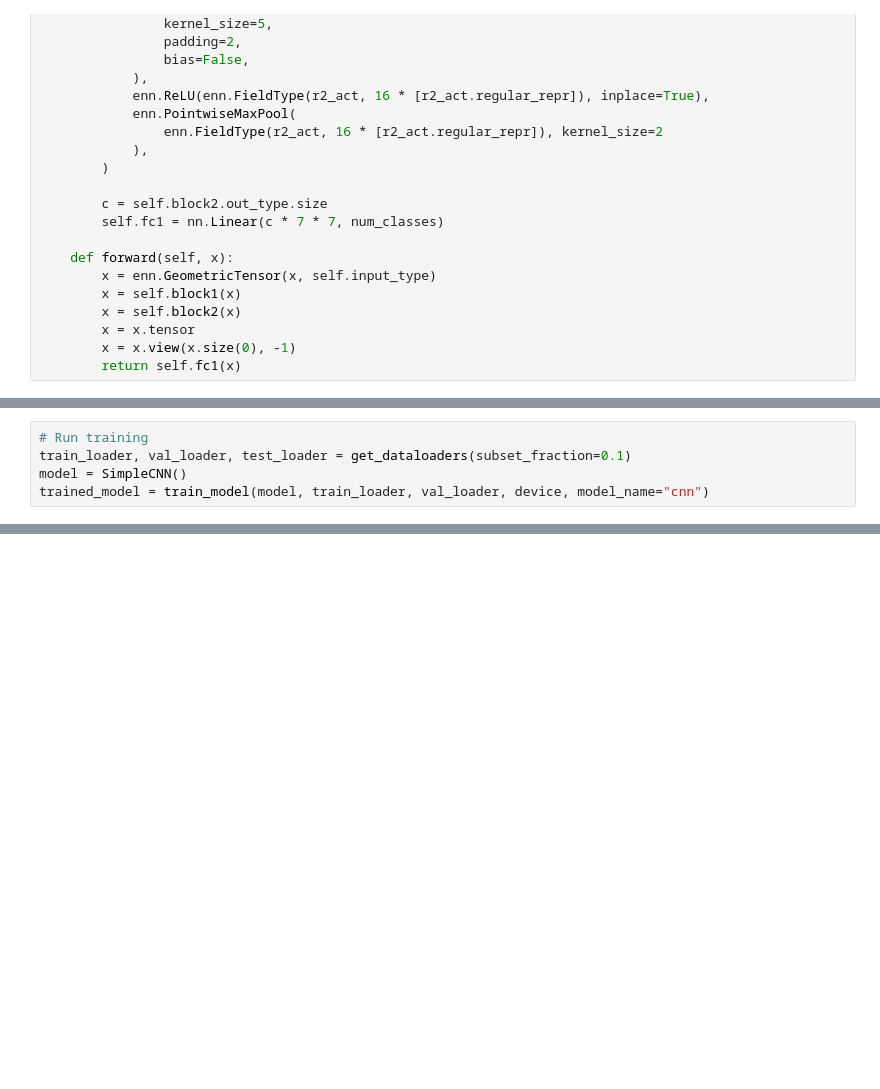
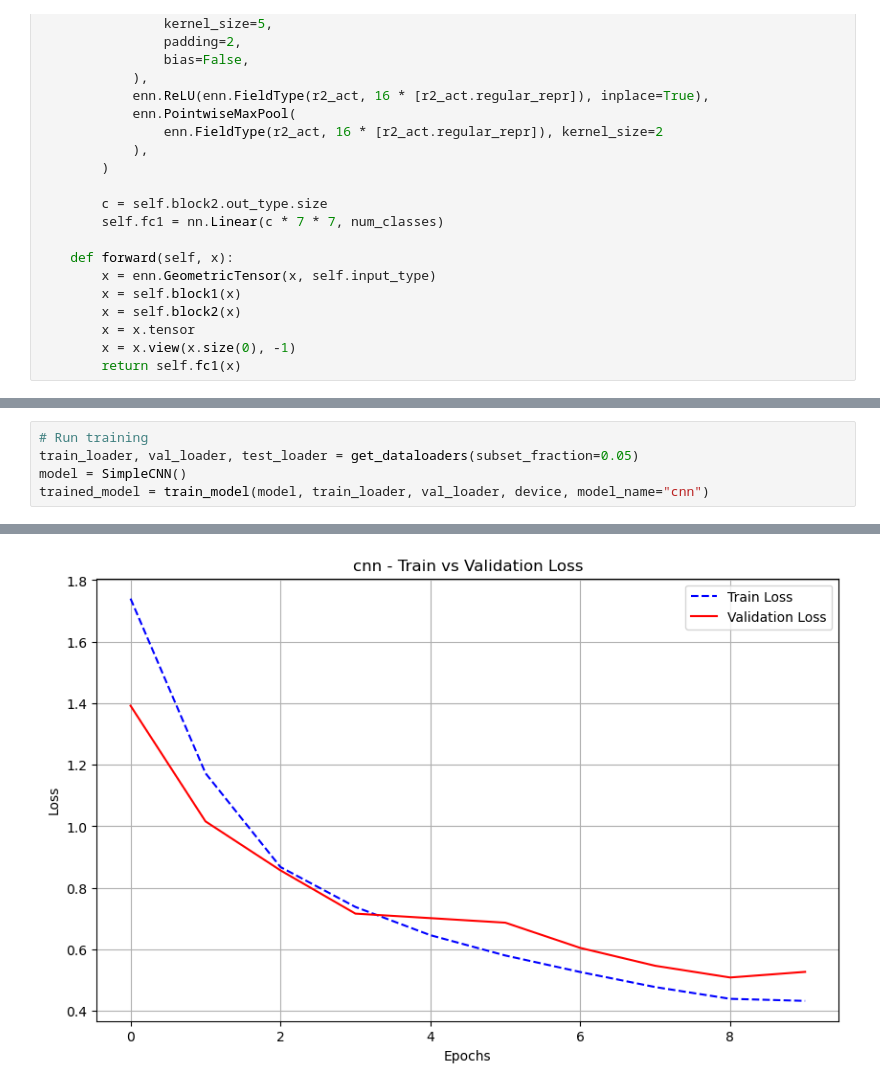
Before and after one commit to adiazcarral/ADC-TestDataScience-1, a Jupyter notebook: src/adc_testdatascience_1/notebooks/02_train_standalone.ipynb, the cells around one changed output, grey strips where cells are left out. Drawn from its saved outputs; the diff is of its cells as text; blank space fills up the shorter version.

```diff
--- a/src/adc_testdatascience_1/notebooks/02_train_standalone.ipynb
+++ b/src/adc_testdatascience_1/notebooks/02_train_standalone.ipynb
@@ -236,6 +249,6 @@ trained_model = train_model(model, train_loader, val_loader, device, model_name=
 # %%
 # Run training
-train_loader, val_loader, test_loader = get_dataloaders(subset_fraction=0.1)
+train_loader, val_loader, test_loader = get_dataloaders(subset_fraction=0.05)
 model = SimpleCNN()
 trained_model = train_model(model, train_loader, val_loader, device, model_name="cnn")
 # %% [output]
@@ -257,4 +270,5 @@ trained_model = train_model(model, train_loader, val_loader, device, model_name=
 ✅ Training complete
 ✅ Model saved as cnn.pth
+[figure, added]
 # %%
 # Run training
```
Also changed, not shown: parts of 5 cells of this notebook, 23 other files.
